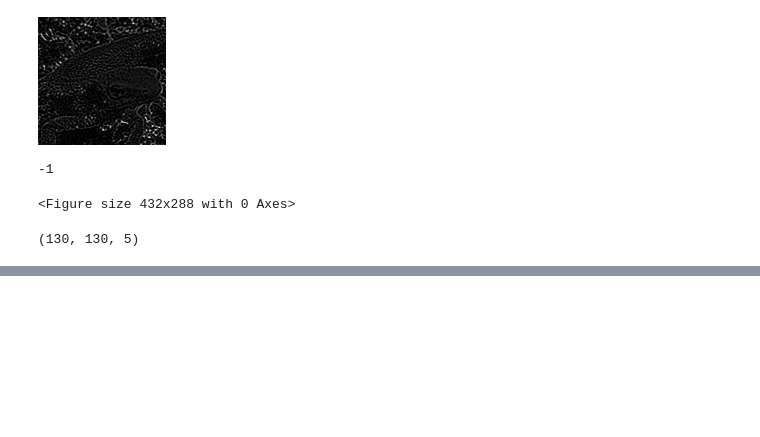
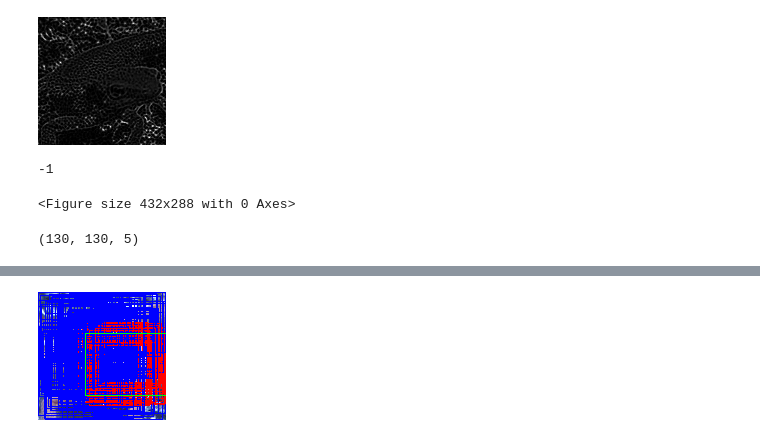
Before and after one commit to Koyac/Image100knocks1, a Jupyter notebook: Image100knocks3.ipynb, the cells around one changed output, grey strips where cells are left out. Cells and saved outputs as stored; diff of their text form; code cells hidden in the pictures; blank space fills up the shorter version.

```diff
--- a/Image100knocks3.ipynb
+++ b/Image100knocks3.ipynb
@@ -3392,0 +3583,80 @@ k_means(db, pdb, th=0.3)
+# %%
+import cv2
+import numpy as np
+
+np.random.seed(0)
+
+# get IoU overlap ratio
+def iou(a, b):
+	# get area of a
+    area_a = (a[2] - a[0]) * (a[3] - a[1])
+	# get area of b
+    area_b = (b[2] - b[0]) * (b[3] - b[1])
+
+	# get left top x of IoU
+    iou_x1 = np.maximum(a[0], b[0])
+	# get left top y of IoU
+    iou_y1 = np.maximum(a[1], b[1])
+	# get right bottom of IoU
+    iou_x2 = np.minimum(a[2], b[2])
+	# get right bottom of IoU
+    iou_y2 = np.minimum(a[3], b[3])
+
+	# get width of IoU
+    iou_w = iou_x2 - iou_x1
+	# get height of IoU
+    iou_h = iou_y2 - iou_y1
+
+	# get area of IoU
+    area_iou = iou_w * iou_h
+	# get overlap ratio between IoU and all area
+    iou = area_iou / (area_a + area_b - area_iou)
+
+    return iou
+
+def crop_bbox(img, gt, Crop_N=200, L=60, th=0.5):
+    # get shape
+    H, W, C = img.shape
+
+    # each crop
+    for i in range(Crop_N):
+        # get left top x of crop bounding box
+        x1 = np.random.randint(W - L)
+        # get left top y of crop bounding box
+        y1 = np.random.randint(H - L)
+        # get right bottom x of crop bounding box
+        x2 = x1 + L
+        # get right bottom y of crop bounding box
+        y2 = y1 + L
+
+        # crop bounding box
+        crop = np.array((x1, y1, x2, y2))
+
+        # get IoU between crop box and gt
+        _iou = iou(gt, crop)
+
+        # assign label
+        if _iou >= th:
+            cv2.rectangle(img, (x1, y1), (x2, y2), (0,0,255), 1)
+            label = 1
+        else:
+            cv2.rectangle(img, (x1, y1), (x2, y2), (255,0,0), 1)
+            label = 0
+
+    return img
+
+img = cv2.imread("/content/drive/MyDrive/assets/imori.jpg").astype(np.float32)
+# gt bounding box
+gt = np.array((47, 41, 129, 103), dtype=np.float32)
+
+# get crop bounding box
+img = crop_bbox(img, gt)
+
+# draw gt
+cv2.rectangle(img, (gt[0], gt[1]), (gt[2], gt[3]), (0,255,0), 1)
+
+cv2.imwrite("out.jpg", img)
+cv2_imshow(img)
+cv2.waitKey(0)
+# %% [output]
+[figure, added]
```
Also changed, not shown: parts of 6 cells of this notebook.
